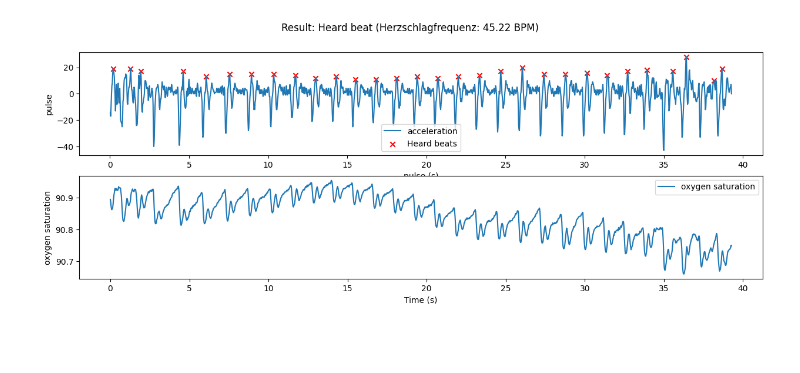
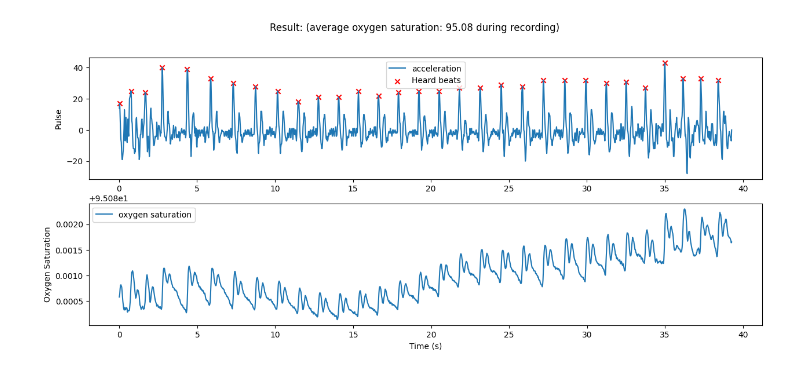
Before and after one commit to JanBoesch/MobileHealthSensing, a Jupyter notebook: V4_PPG/PPG.ipynb, the cells around one changed output. Saved outputs shown, nothing was run; the diff lists cells and outputs as text; code cells hidden in the pictures; blank space fills up the shorter version.

```diff
--- a/V4_PPG/PPG.ipynb
+++ b/V4_PPG/PPG.ipynb
@@ -11,12 +11,13 @@ ir = pd.read_csv('v4_atmung_2_ir.csv')
 
 # Red-LED und IR-LED-Werte aus der CSV-Datei extrahieren
 d_values_red = data['D']
-d_values_ir = ir['D']
+d_values_ir = -ir['D']
 
 # Sauerstoffsättigung nach Beer-Lambert-Gesetz
 def calculate_spo2(red_value, ir_value):
     ratio = red_value / ir_value
-    spo2 = -45.06 * ratio**2 + 30.354 * ratio + 94.845
+    #spo2 Formel aus SparkFun 3010X Lib
+    spo2 = -45.060*ratio* ratio/10000 + 30.354 *ratio/100 + 94.845
     return spo2
 
 spo2 = calculate_spo2(d_values_red, d_values_ir)
@@ -28,27 +29,24 @@ time_series = np.arange(len(d_values_ir)) * 0.025  # 2,5 Millisekunden pro Eintr
 acceleration = d_values_ir.diff()
 
 # Peaks in der Beschleunigung finden
-peaks, _ = find_peaks(acceleration, height=9, distance=20)
-
-# Zeitdifferenzen zwischen aufeinanderfolgenden Peaks auf der künstlichen Zeitreihe berechnen
-#time_diffs = np.diff(time_series[peaks])
+peaks, _ = find_peaks(acceleration, height=30, distance=20)
 
 # Durchschnittliche Sauerstoffsättigung pro Messung berechnen
 saturation = spo2.mean()
 
 # Create a figure and set its size to 15x5 in.
-fig, (ax1, ax2) = plt.subplots(2, 1, figsize=(15,5))
-fig.suptitle(f'Result: Breathing_02 (average oxygen saturation: {saturation:.2f} during recording)')
+fig, (ax1, ax2) = plt.subplots(2, 1, figsize=(15,6))
+fig.suptitle(f'Result: (average oxygen saturation: {saturation:.2f} during recording)')
 
 # Plot a line chart
 ax1.plot(time_series, acceleration, label='acceleration')
 ax1.scatter(time_series[peaks], acceleration.iloc[peaks], c='r', marker='x', label='Heard beats')
-ax1.set_ylabel('Values')
+ax1.set_ylabel('Pulse')
 ax1.legend()
 
 ax2.plot(time_series, spo2, label='oxygen saturation')
 ax2.set_xlabel('Time (s)')
-ax2.set_ylabel('oxygen saturation')
+ax2.set_ylabel('Oxygen Saturation')
 ax2.legend()
 
 
@@ -68,47 +66,44 @@ data_red = pd.read_csv('v4_puls_2_red.csv')
 
 # Werte aus der CSV-Datei extrahieren
 d_values_ir = data_ir['D']
+d_values_ir_inverted = -data_ir['D']
 d_values_red = data_red['D']
 
 # Sauerstoffsättigung nach Beer-Lambert-Gesetz
 def calculate_spo2(red_value, ir_value):
     ratio = red_value / ir_value
-    spo2 = -45.06 * ratio**2 + 30.354 * ratio + 94.845
+    spo2 = -45.060*ratio* ratio/10000 + 30.354 *ratio/100 + 94.845
     return spo2
 
 spo2 = calculate_spo2(d_values_red, d_values_ir)
 
 # Künstliche Zeitreihe erstellen
 time_series = np.arange(len(data_ir)) * 0.025  # 2,5 Millisekunden pro Eintrag, Sensor taste mit 400Hz
 
 # Ableitung der Beschleunigung berechnen
-acceleration = d_values_ir.diff()
+acceleration = d_values_ir_inverted.diff()
 
 # Peaks in der Beschleunigung finden
 peaks, _ = find_peaks(acceleration, height=10, distance=20)
 
-# Zeitdifferenzen zwischen aufeinanderfolgenden Peaks auf der künstlichen Zeitreihe berechnen
-time_diffs = np.diff(time_series[peaks])
+# Durchschnittliche Sauerstoffsättigung pro Messung berechnen
+saturation = spo2.mean()
 
-# Herzschlagfrequenz in BPM (Beats Per Minute) berechnen
-heartbeats = 60 / np.mean(time_diffs)
-
-# Plot erstellen
-fig, (ax1, ax2) = plt.subplots(2, 1, figsize=(15,5))
-fig.suptitle(f'Result: Heard beat (Herzschlagfrequenz: {heartbeats:.2f} BPM)')
+# Create a figure and set its size to 15x5 in.
+fig, (ax1, ax2) = plt.subplots(2, 1, figsize=(15,6))
+fig.suptitle(f'Result: (average oxygen saturation: {saturation:.2f} during recording)')
 
 ax1.plot(time_series, acceleration, label='acceleration')
 ax1.scatter(time_series[peaks], acceleration.iloc[peaks], c='r', marker='x', label='Heard beats')
-ax1.set_xlabel('pulse (s)')
-ax1.set_ylabel('pulse')
+ax1.set_ylabel('Pulse')
 ax1.legend()
 
 ax2.plot(time_series, spo2, label='oxygen saturation')
 ax2.set_xlabel('Time (s)')
-ax2.set_ylabel('oxygen saturation')
+ax2.set_ylabel('Oxygen Saturation')
 ax2.legend()
 
 # Diagramm anzeigen
 plt.show()
 # %% [output]
-[figure, old version]
+[figure, new version]
```
Also changed, not shown: parts of 1 cell of this notebook.
